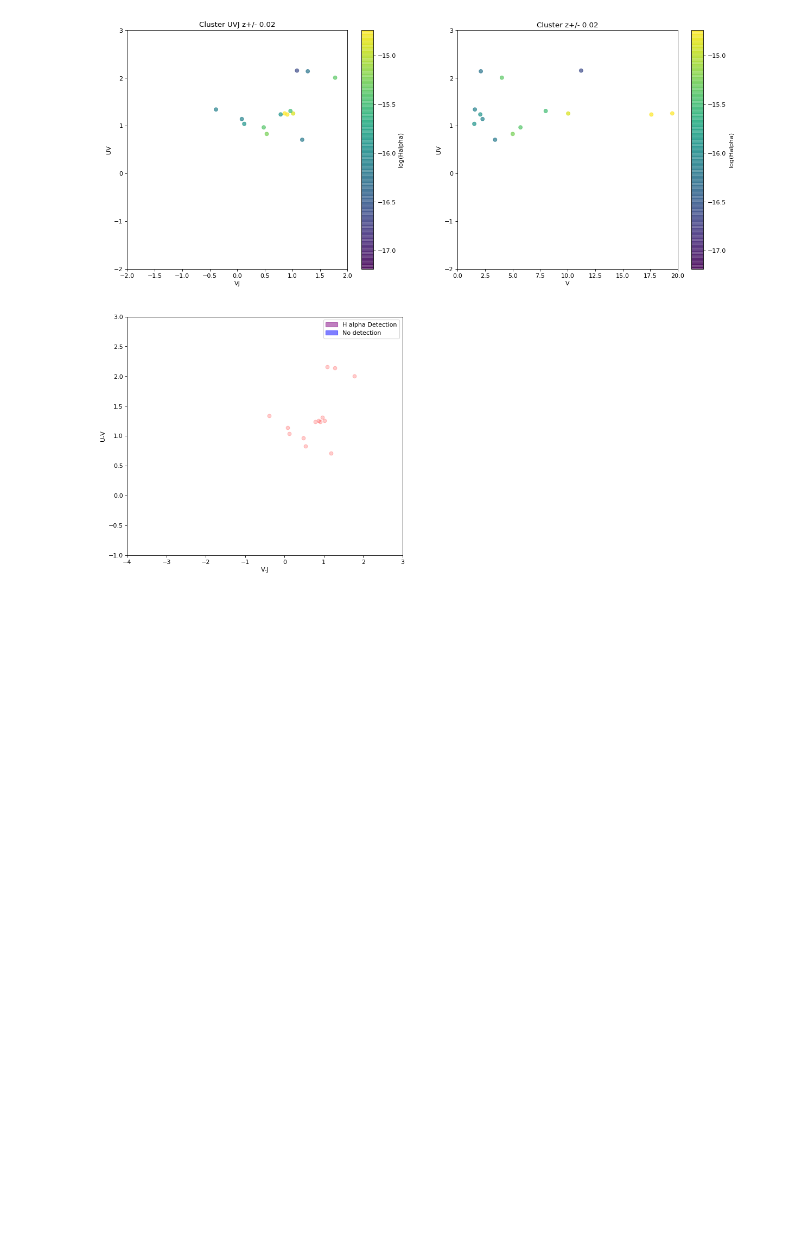
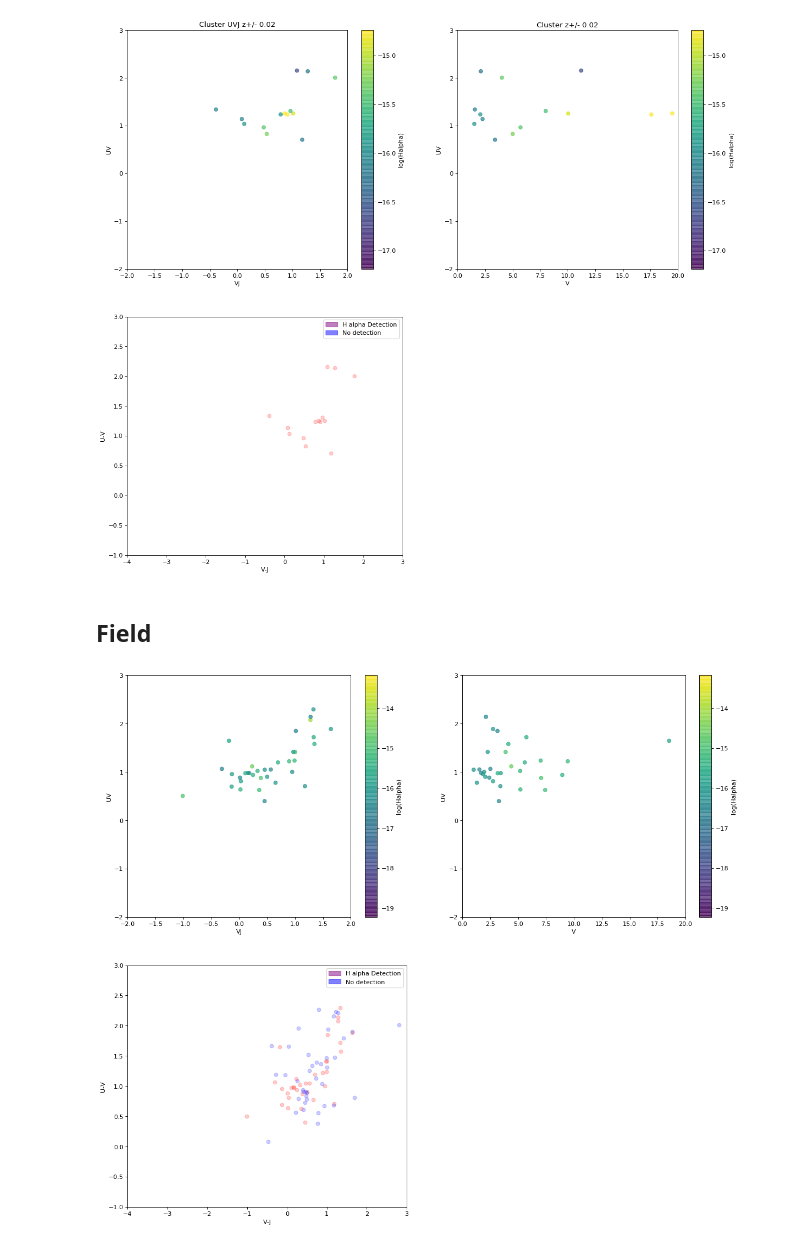
Before and after one commit to jrcooper91/EDisCS, a Jupyter notebook: EDisCS UVJ.ipynb, the cells around one changed output. Cells and saved outputs as stored; diff of their text form; code cells hidden in the pictures; blank space fills up the shorter version.

```diff
--- a/EDisCS UVJ.ipynb
+++ b/EDisCS UVJ.ipynb
@@ -78,6 +101,12 @@ c1227(f_Ha,rf_J,rf_U,rf_V,rf_VJ,rf_UV)
 c1301(f_Ha,rf_J,rf_U,rf_V,rf_VJ,rf_UV)
 # %% [output]
 [figure]
+# %% [markdown]
+## Field
+# %%
+f1301(f_Ha,rf_J,rf_U,rf_V,rf_VJ,rf_UV)
+# %% [output]
+[figure, added]
 # %% [markdown]
 ## TO DO:
 ### Add Williams 2009 lines
```
Also changed, not shown: parts of 12 cells of this notebook, 2 other files.
